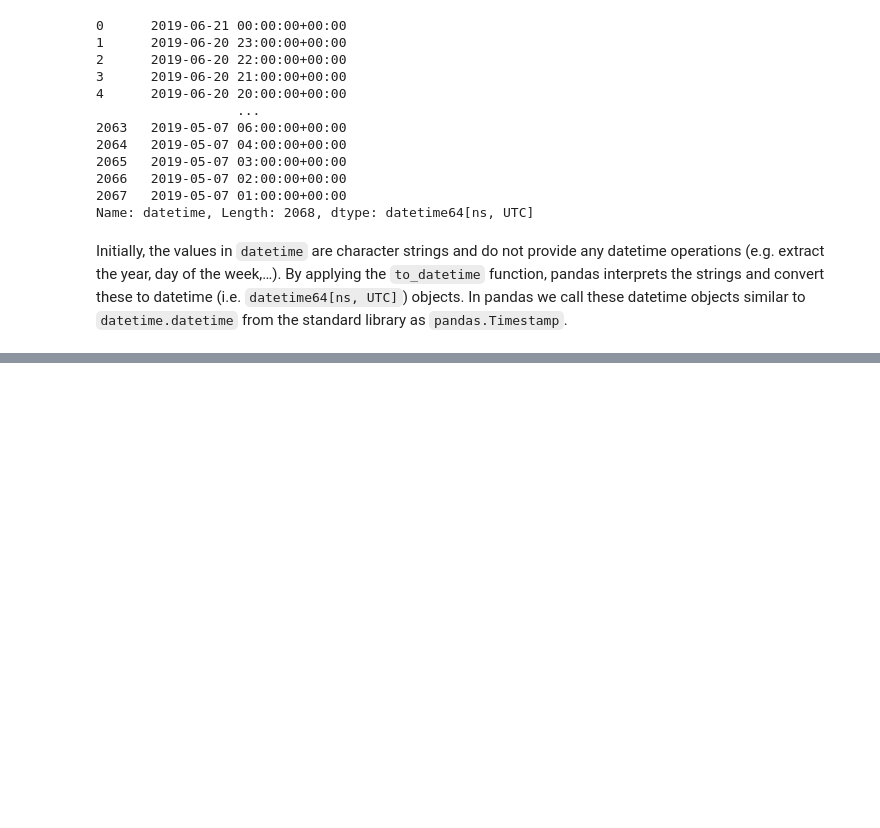
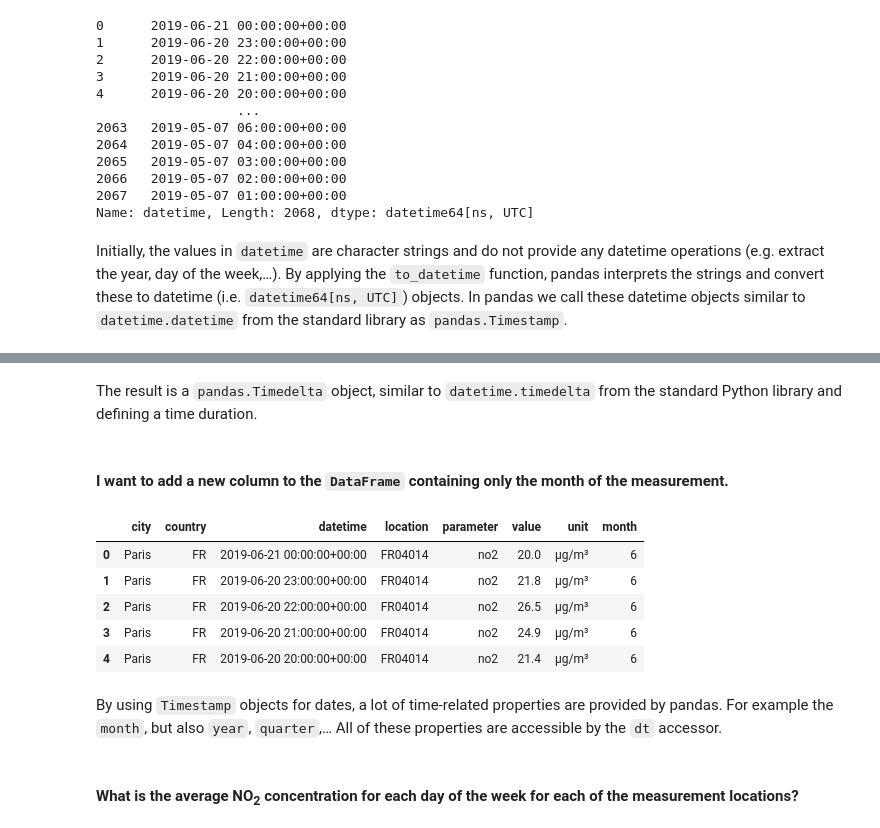
Before and after one commit to deaxparadox/ArtOfAI, a Jupyter notebook: 101-baisc-libraries/104-pandas/109-how-to-handle-time-series-data-with-ease.ipynb, the cells around one changed output, grey strips where cells are left out. Drawn from its saved outputs; the diff is of its cells as text; code cells hidden in the pictures; blank space fills up the shorter version.

```diff
--- a/101-baisc-libraries/104-pandas/109-how-to-handle-time-series-data-with-ease.ipynb
+++ b/101-baisc-libraries/104-pandas/109-how-to-handle-time-series-data-with-ease.ipynb
@@ -64,0 +84,18 @@ Initially, the values in `datetime` are character strings and do not provide any
+# %% [markdown]
+The result is a `pandas.Timedelta` object, similar to `datetime.timedelta` from the standard Python library and defining a time duration.
+# %% [markdown]
+#### I want to add a new column to the `DataFrame` containing only the month of the measurement.
+# %%
+air_quality['month'] = air_quality['datetime'].dt.month
+air_quality.head()
+# %% [output]
+|  | city | country | datetime | location | parameter | value | unit | month |
+| 0 | Paris | FR | 2019-06-21 00:00:00+00:00 | FR04014 | no2 | 20.0 | µg/m³ | 6 |
+| 1 | Paris | FR | 2019-06-20 23:00:00+00:00 | FR04014 | no2 | 21.8 | µg/m³ | 6 |
+| 2 | Paris | FR | 2019-06-20 22:00:00+00:00 | FR04014 | no2 | 26.5 | µg/m³ | 6 |
+| 3 | Paris | FR | 2019-06-20 21:00:00+00:00 | FR04014 | no2 | 24.9 | µg/m³ | 6 |
+| 4 | Paris | FR | 2019-06-20 20:00:00+00:00 | FR04014 | no2 | 21.4 | µg/m³ | 6 |
+# %% [markdown]
+By using `Timestamp` objects for dates, a lot of time-related properties are provided by pandas. For example the `month`, but also `year`, `quarter`,… All of these properties are accessible by the `dt` accessor.
+# %% [markdown]
+#### What is the average NO<sub>2</sub> concentration for each day of the week for each of the measurement locations?
```
Also changed, not shown: parts of 27 cells of this notebook.
